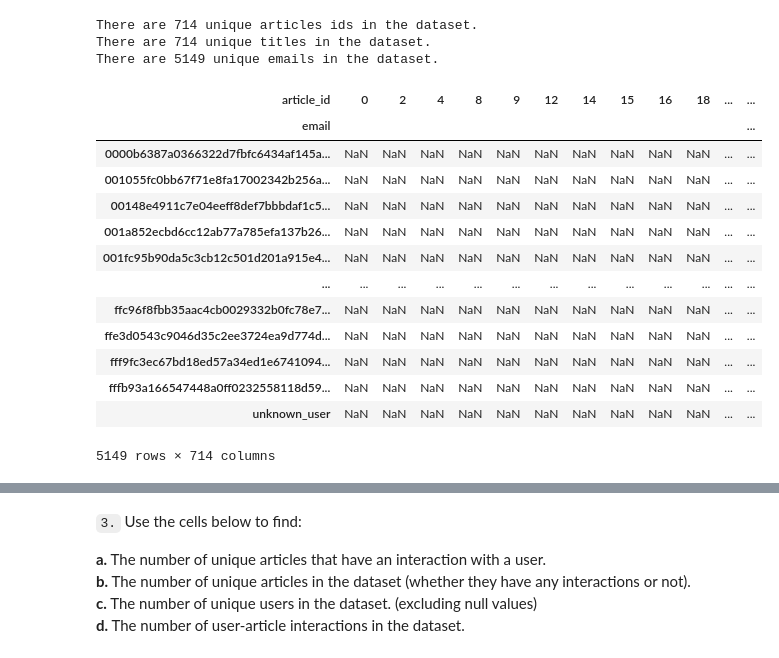
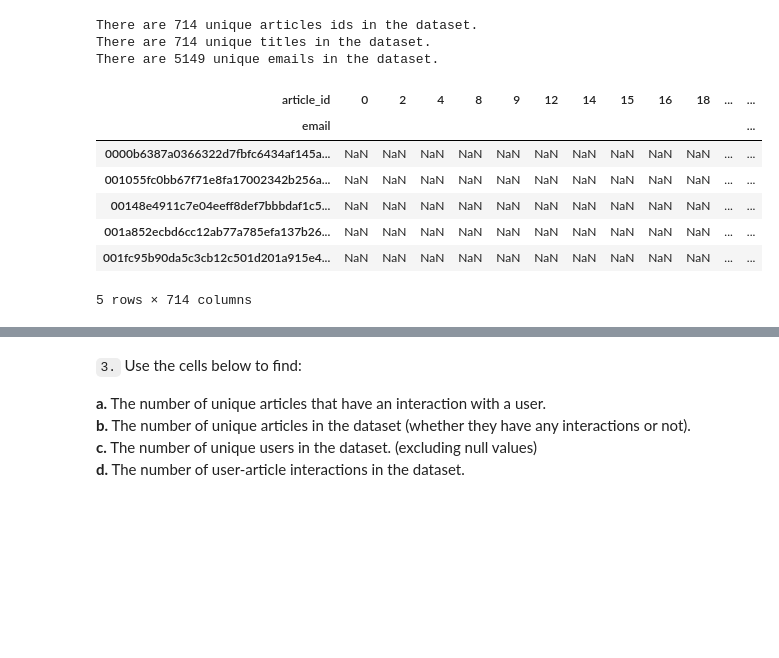
Before and after one commit to maxtschochner/dsnd-recommendation-systems-project, a Jupyter notebook: starter/Recommendations_with_IBM.ipynb, the cells around one changed output, grey strips where cells are left out. Cells and saved outputs as stored; diff of their text form; code cells hidden in the pictures; blank space fills up the shorter version.

```diff
--- a/starter/Recommendations_with_IBM.ipynb
+++ b/starter/Recommendations_with_IBM.ipynb
@@ -89,21 +89,15 @@ There are 5149 unique emails in the dataset.
 # %%
 # Calculate a user by article matrix
 user_by_article = df.groupby(['email', 'article_id'])['article_id'].count().unstack()
 
-user_by_article
+user_by_article.head()
 # %% [output]
 | article_id | 0 | 2 | 4 | 8 | 9 | 12 | 14 | 15 | 16 | 18 | ... | ... |
 | email |  |  |  |  |  |  |  |  |  |  |  | ... |
 | 0000b6387a0366322d7fbfc6434af145a... | NaN | NaN | NaN | NaN | NaN | NaN | NaN | NaN | NaN | NaN | ... | ... |
 | 001055fc0bb67f71e8fa17002342b256a... | NaN | NaN | NaN | NaN | NaN | NaN | NaN | NaN | NaN | NaN | ... | ... |
 | 00148e4911c7e04eeff8def7bbbdaf1c5... | NaN | NaN | NaN | NaN | NaN | NaN | NaN | NaN | NaN | NaN | ... | ... |
 | 001a852ecbd6cc12ab77a785efa137b26... | NaN | NaN | NaN | NaN | NaN | NaN | NaN | NaN | NaN | NaN | ... | ... |
 | 001fc95b90da5c3cb12c501d201a915e4... | NaN | NaN | NaN | NaN | NaN | NaN | NaN | NaN | NaN | NaN | ... | ... |
-| ... | ... | ... | ... | ... | ... | ... | ... | ... | ... | ... | ... | ... |
-| ffc96f8fbb35aac4cb0029332b0fc78e7... | NaN | NaN | NaN | NaN | NaN | NaN | NaN | NaN | NaN | NaN | ... | ... |
-| ffe3d0543c9046d35c2ee3724ea9d774d... | NaN | NaN | NaN | NaN | NaN | NaN | NaN | NaN | NaN | NaN | ... | ... |
-| fff9fc3ec67bd18ed57a34ed1e6741094... | NaN | NaN | NaN | NaN | NaN | NaN | NaN | NaN | NaN | NaN | ... | ... |
-| fffb93a166547448a0ff0232558118d59... | NaN | NaN | NaN | NaN | NaN | NaN | NaN | NaN | NaN | NaN | ... | ... |
-| unknown_user | NaN | NaN | NaN | NaN | NaN | NaN | NaN | NaN | NaN | NaN | ... | ... |
-5149 rows × 714 columns
+5 rows × 714 columns
 # %%
```
Also changed, not shown: parts of 24 cells of this notebook.
